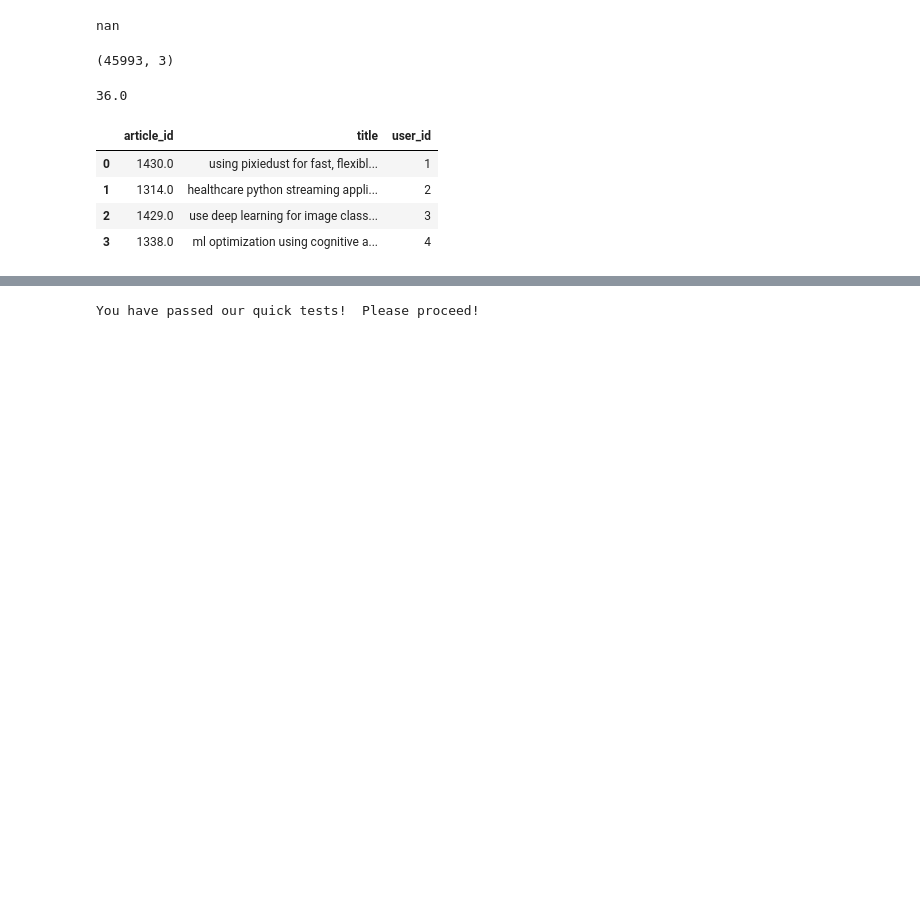
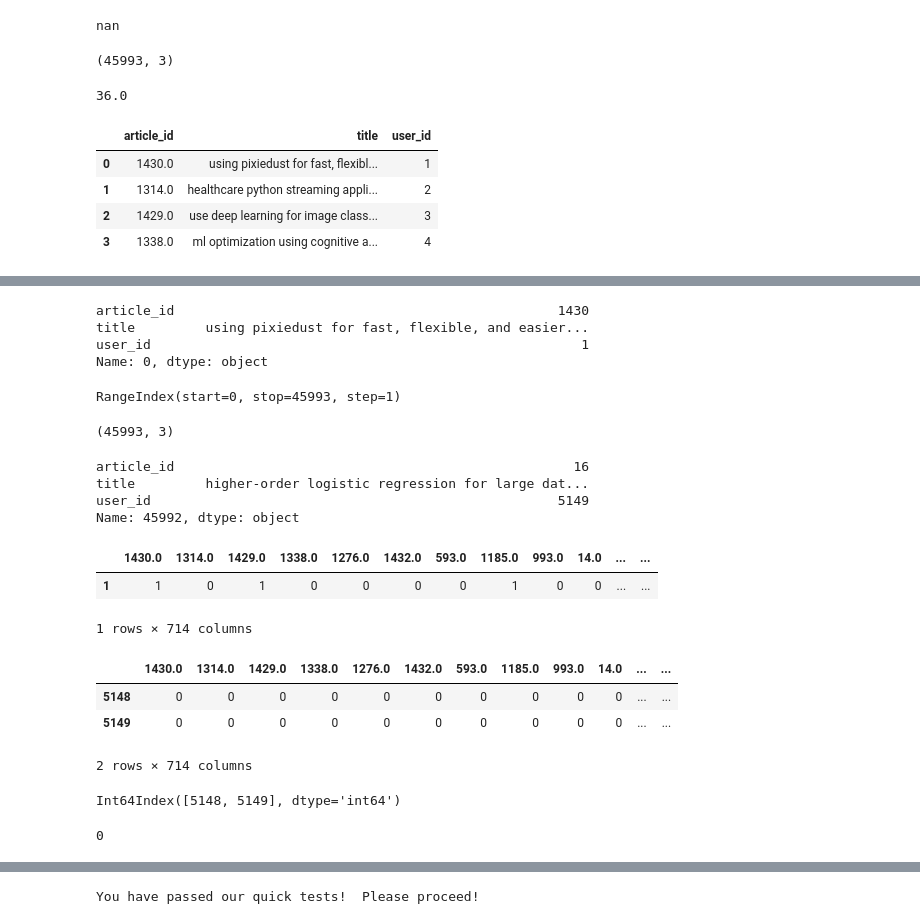
Before and after one commit to bdfaus/Recommendations-with-IBM, a Jupyter notebook: Recommendations_with_IBM.ipynb, the cells around one changed output, grey strips where cells are left out. Drawn from its saved outputs; the diff is of its cells as text; code cells hidden in the pictures; blank space fills up the shorter version.

```diff
--- a/Recommendations_with_IBM.ipynb
+++ b/Recommendations_with_IBM.ipynb
@@ -349,3 +366,25 @@ df.head(4)
+# %%
+df.iloc[0]
+# %% [output]
+article_id                                                 1430
+title         using pixiedust for fast, flexible, and easier...
+user_id                                                       1
+Name: 0, dtype: object
+# %%
+df.index
+# %% [output]
+RangeIndex(start=0, stop=45993, step=1)
+# %%
+df.shape
+# %% [output]
+(45993, 3)
+# %%
+df.iloc[45992]
+# %% [output]
+article_id                                                   16
+title         higher-order logistic regression for large dat...
+user_id                                                    5149
+Name: 45992, dtype: object
 # %%
 # create the user-article matrix with 1's and 0's
 
@@ -380,3 +419,24 @@ def create_user_item_matrix(df):
     return user_item # return the user_item matrix
 
 user_item = create_user_item_matrix(df)
+# %%
+user_item.head(1)
+# %% [output]
+|  | 1430.0 | 1314.0 | 1429.0 | 1338.0 | 1276.0 | 1432.0 | 593.0 | 1185.0 | 993.0 | 14.0 | ... | ... |
+| 1 | 1 | 0 | 1 | 0 | 0 | 0 | 0 | 1 | 0 | 0 | ... | ... |
+1 rows × 714 columns
+# %%
+user_item.tail(2)
+# %% [output]
+|  | 1430.0 | 1314.0 | 1429.0 | 1338.0 | 1276.0 | 1432.0 | 593.0 | 1185.0 | 993.0 | 14.0 | ... | ... |
+| 5148 | 0 | 0 | 0 | 0 | 0 | 0 | 0 | 0 | 0 | 0 | ... | ... |
+| 5149 | 0 | 0 | 0 | 0 | 0 | 0 | 0 | 0 | 0 | 0 | ... | ... |
+2 rows × 714 columns
+# %%
+user_item.tail(2).index
+# %% [output]
+Int64Index([5148, 5149], dtype='int64')
+# %%
+user_item.iloc[5148][0]
+# %% [output]
+0
```
Also changed, not shown: parts of 36 cells of this notebook.
